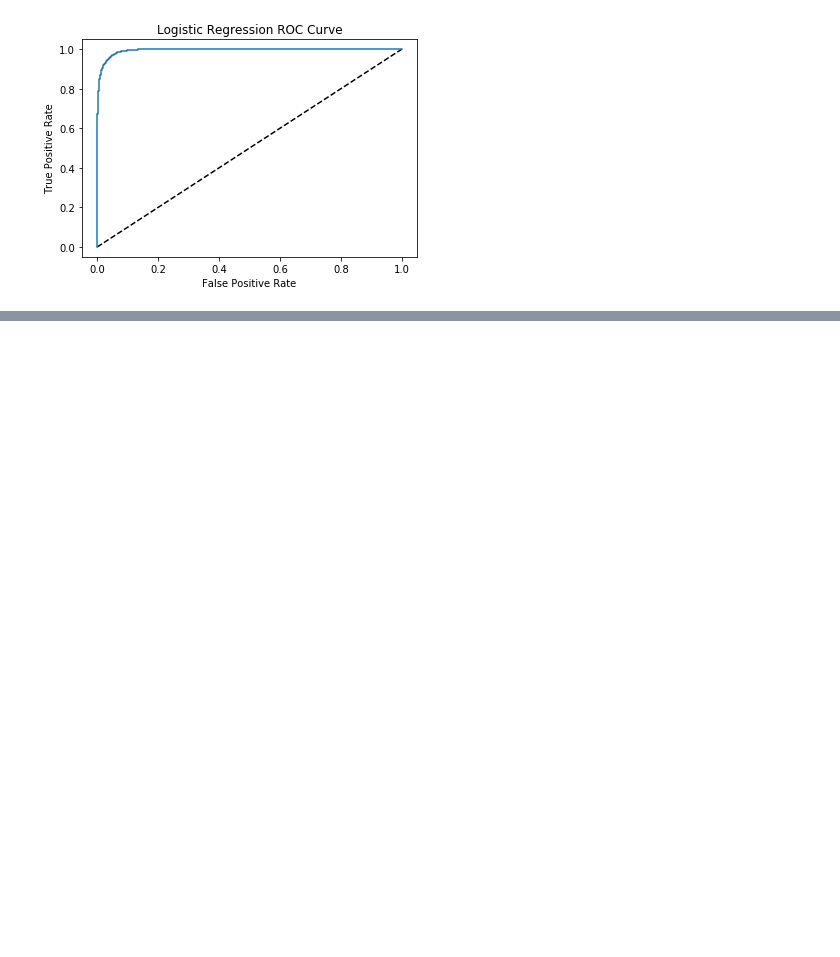
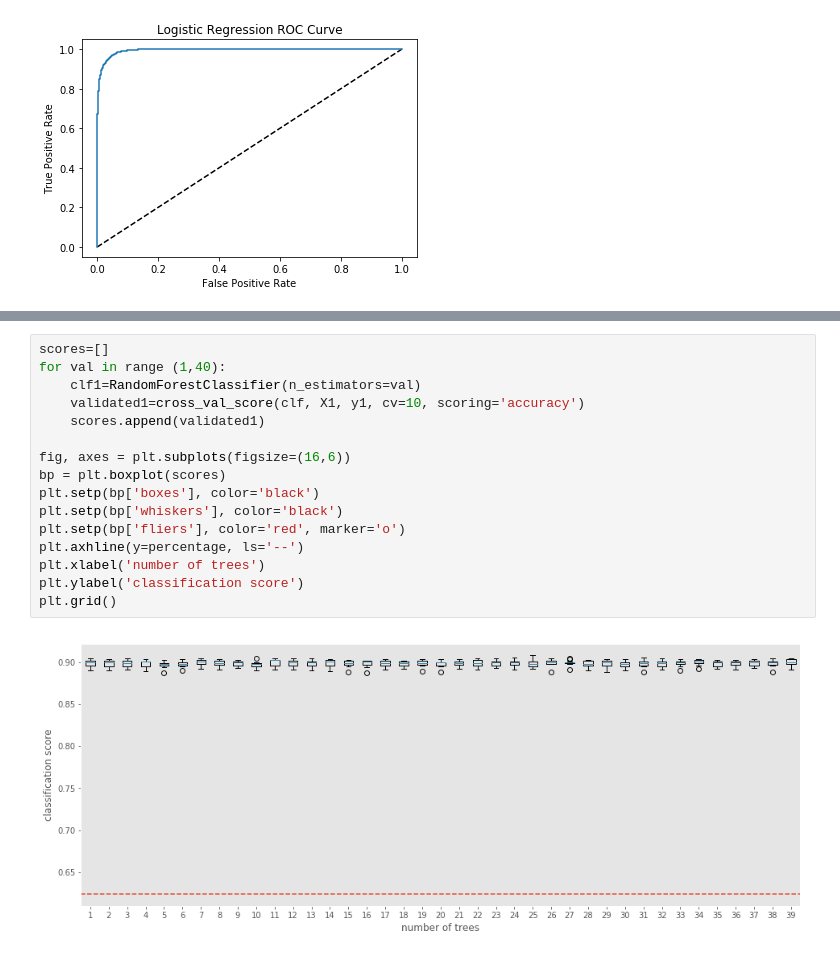
Before and after one commit to juliannarenaud/springboarddatasciencecourse, a Jupyter notebook: UltimateChallenge_JuliannaRenaud.ipynb, the cells around one changed output, grey strips where cells are left out. Drawn from its saved outputs; the diff is of its cells as text; blank space fills up the shorter version.

```diff
--- a/UltimateChallenge_JuliannaRenaud.ipynb
+++ b/UltimateChallenge_JuliannaRenaud.ipynb
@@ -583,0 +884,18 @@ plt.show();
+# %%
+scores=[]
+for val in range (1,40):
+    clf1=RandomForestClassifier(n_estimators=val)
+    validated1=cross_val_score(clf, X1, y1, cv=10, scoring='accuracy')
+    scores.append(validated1)
+
+fig, axes = plt.subplots(figsize=(16,6))
+bp = plt.boxplot(scores)
+plt.setp(bp['boxes'], color='black')
+plt.setp(bp['whiskers'], color='black')
+plt.setp(bp['fliers'], color='red', marker='o')
+plt.axhline(y=percentage, ls='--')
+plt.xlabel('number of trees')
+plt.ylabel('classification score')
+plt.grid()
+# %% [output]
+[figure, added]
```
Also changed, not shown: parts of 18 cells of this notebook.
